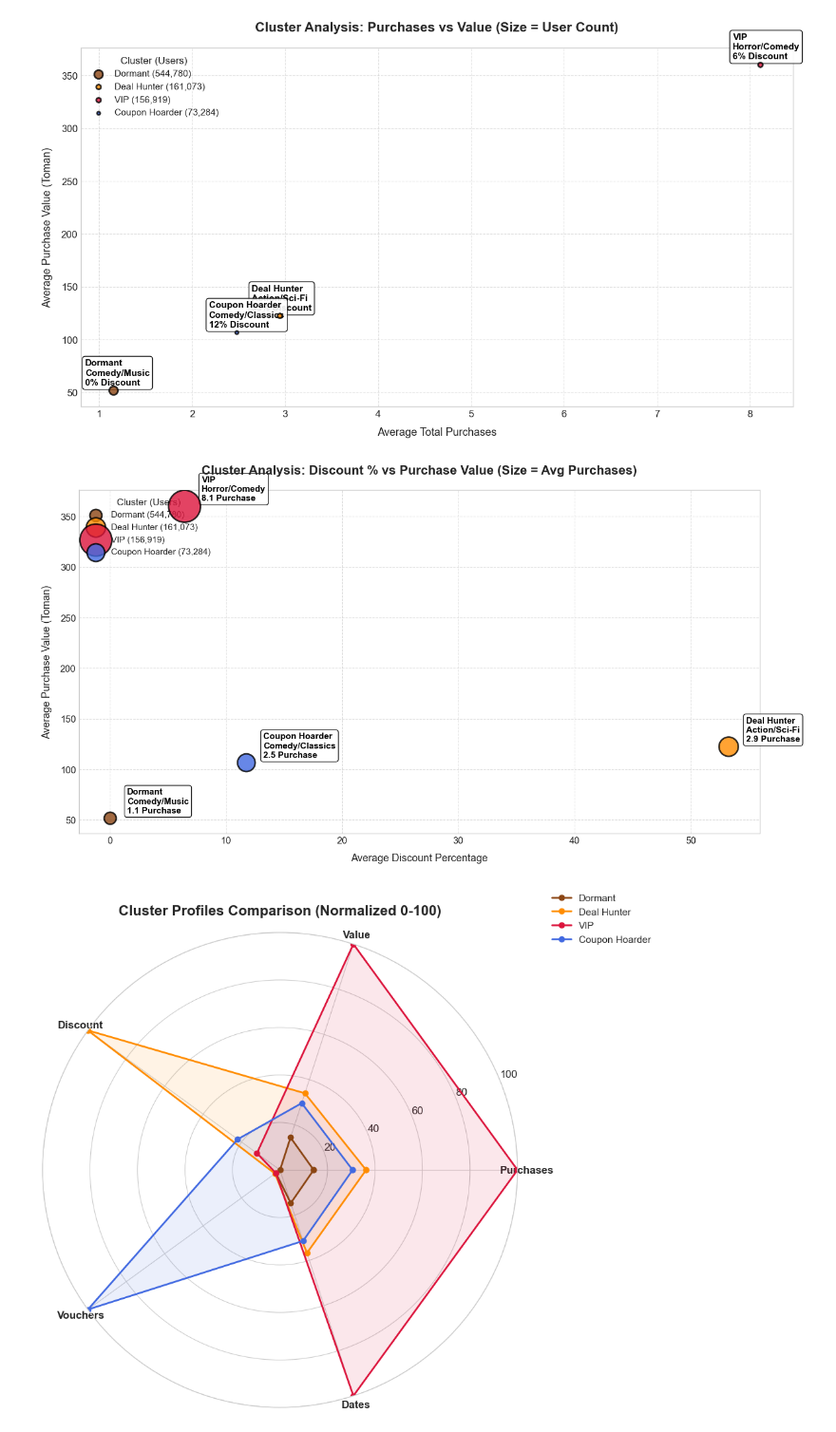
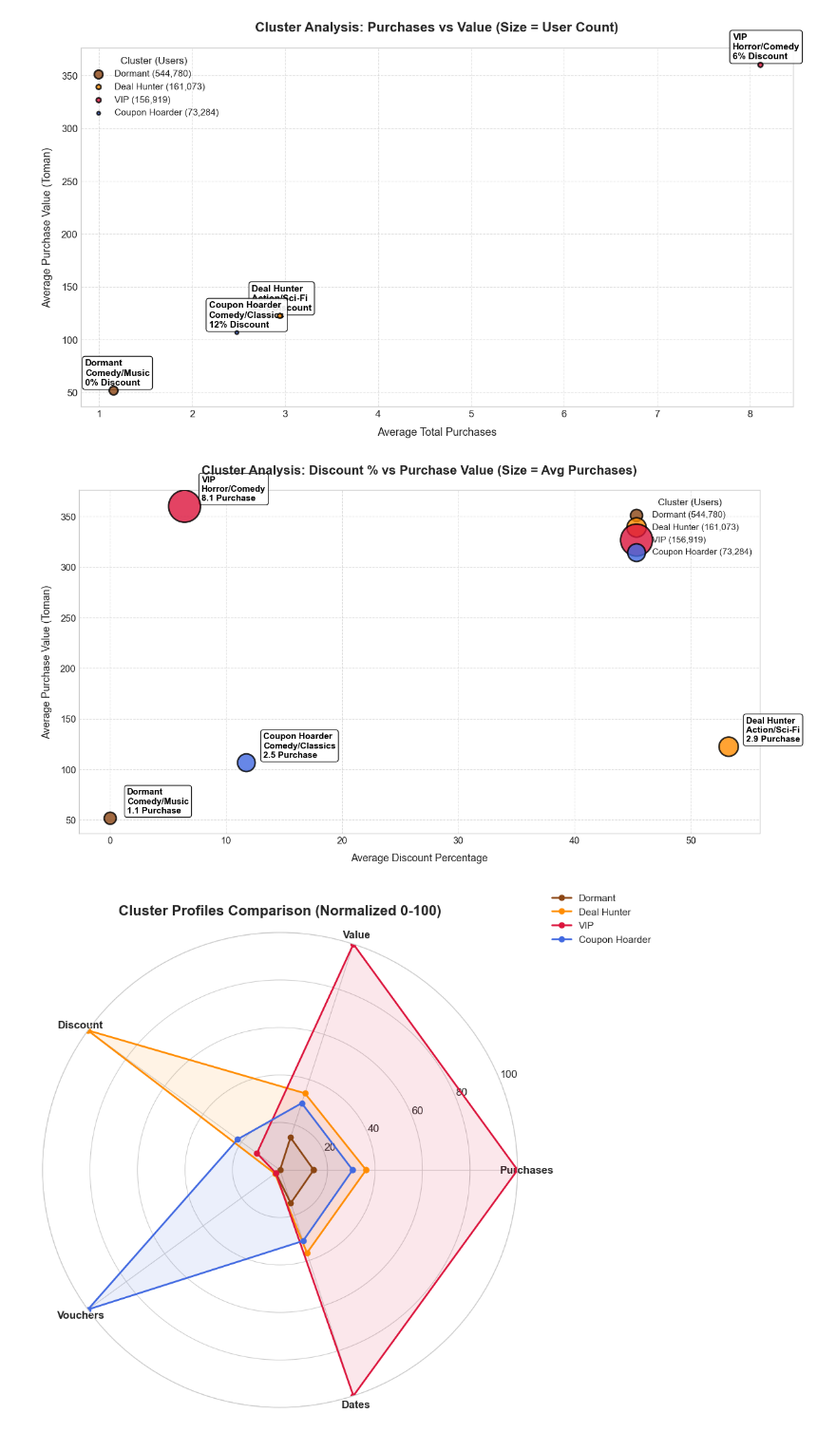
Before and after one commit to mohadesekohansal/vod, a Jupyter notebook: user_cluster/user.ipynb, the cells around one changed output. Shown at 95% size. Cells and saved outputs as stored; diff of their text form; code cells hidden in the pictures.

Commit message:
add some plots

```diff
--- a/user_cluster/user.ipynb
+++ b/user_cluster/user.ipynb
@@ -348,35 +348,35 @@ data = {
 }
 
 df = pd.DataFrame(data)
 
 colors = ['#8B4513', '#FF8C00', '#DC143C', '#4169E1']
 
 plt.figure(figsize=(14, 8))
 
 for i in range(4):
     row = df.iloc[i]
     size = row['purchases'] * 200  # اندازه متناسب با تعداد خرید
 
     plt.scatter(row['discount'], row['value'], s=size, c=colors[i],
                 label=f"{row['name']} ({row['count']:,})",
                 edgecolors='black', linewidth=2, alpha=0.8, zorder=10)
 
     plt.text(row['discount'] + 1.5, row['value'] + 5,
              f"{row['name']}\n{row['genre']}\n{row['purchases']:.1f} Purchase",
              fontsize=11, fontweight='bold', color='black',
              bbox=dict(boxstyle='round', facecolor='white', alpha=0.9))
 
 plt.title('Cluster Analysis: Discount % vs Purchase Value (Size = Avg Purchases)',
           fontsize=16, fontweight='bold', pad=20)
 plt.xlabel('Average Discount Percentage', fontsize=13, labelpad=10)
 plt.ylabel('Average Purchase Value (Toman)', fontsize=13, labelpad=10)
-plt.legend(title='Cluster (Users)', fontsize=11, loc='upper left')
+plt.legend(title='Cluster (Users)', fontsize=11, loc='upper right')
 plt.grid(True, linestyle='--', alpha=0.6)
 plt.subplots_adjust(bottom=0.15, top=0.9, left=0.1, right=0.95)
 
 plt.show()
 # %% [output]
-[figure, old version]
+[figure, new version]
 # %%
 import matplotlib.pyplot as plt
 import numpy as np
```
Also changed, not shown: parts of 3 cells of this notebook.
